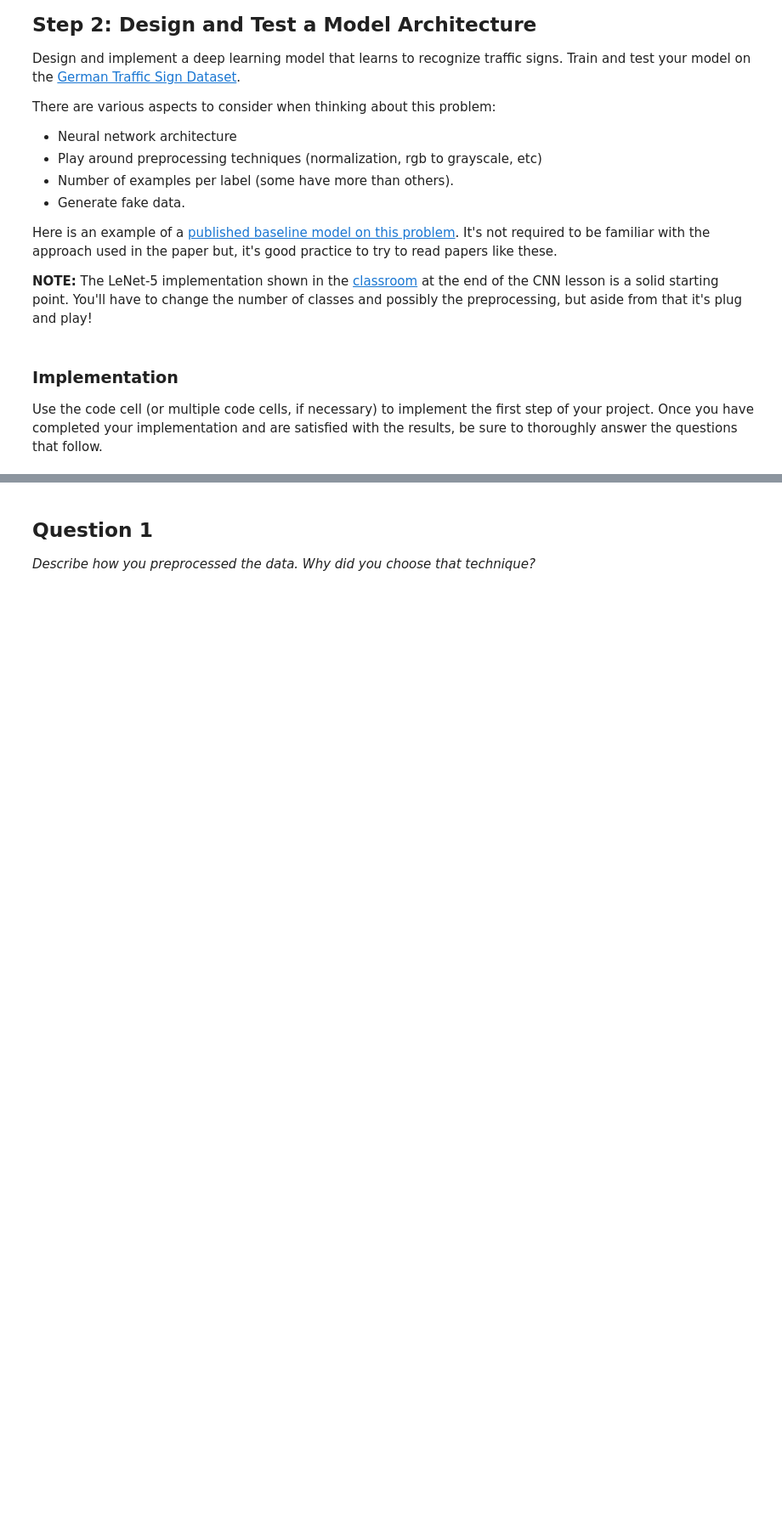
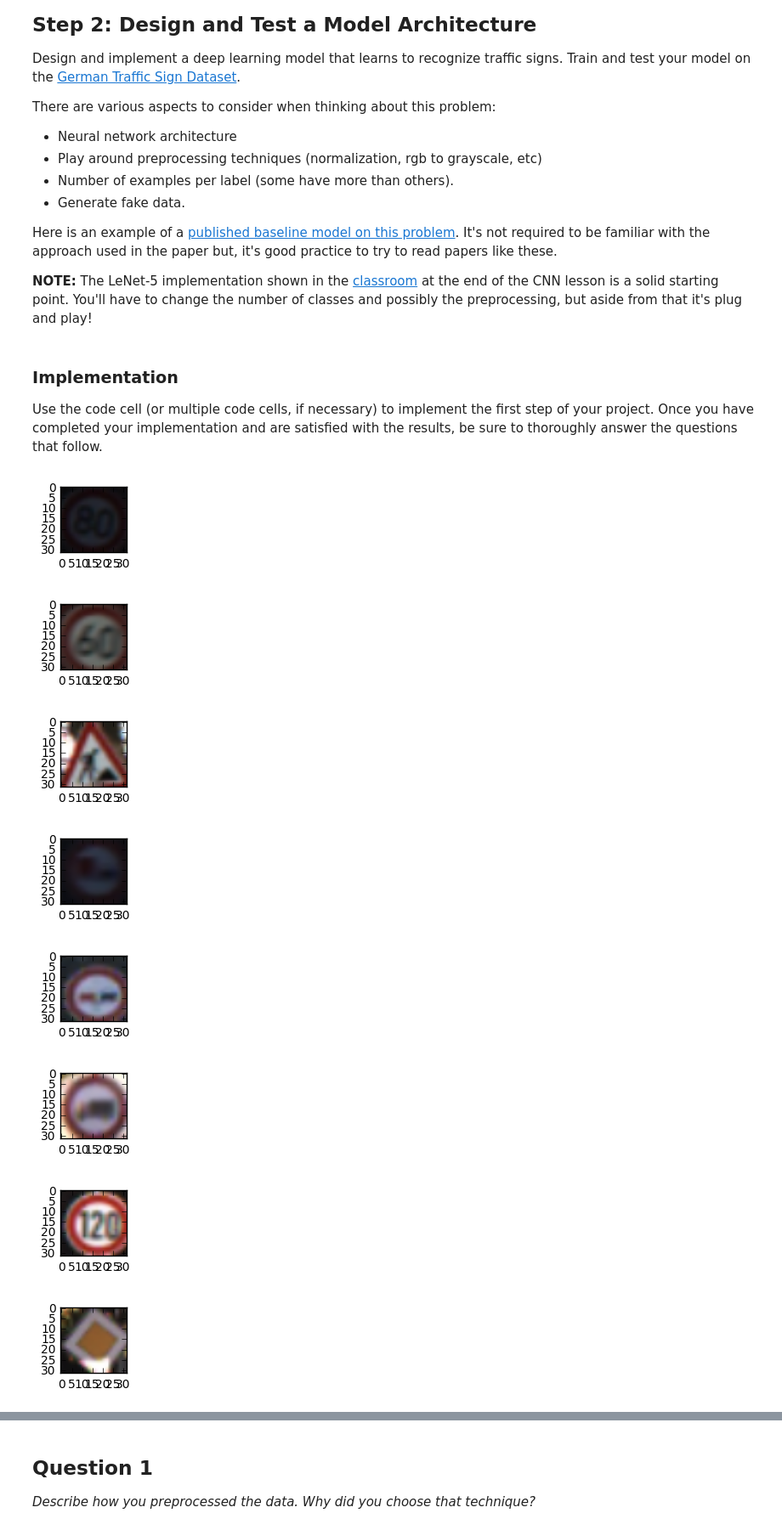
Before and after one commit to anixon604/CarND-Traffic-Sign-Classifier-Project, a Jupyter notebook: Traffic_Signs_Recognition.ipynb, the cells around one changed output, grey strips where cells are left out. Shown at 85% size. Cells and saved outputs as stored; diff of their text form; code cells hidden in the pictures; blank space fills up the shorter version.

```diff
--- a/Traffic_Signs_Recognition.ipynb
+++ b/Traffic_Signs_Recognition.ipynb
@@ -154,0 +181,14 @@ Use the code cell (or multiple code cells, if necessary) to implement the first
+# %%
+# Test displays
+for i in range(10):
+    plt.figure(figsize=(1,1))
+    plt.imshow(X_train[i])
+# %% [output]
+[figure, added]
+[figure, added]
+[figure, added]
+[figure, added]
+[figure, added]
+[figure, added]
+[figure, added]
+[figure, added]
```
Also changed, not shown: parts of 8 cells of this notebook.
